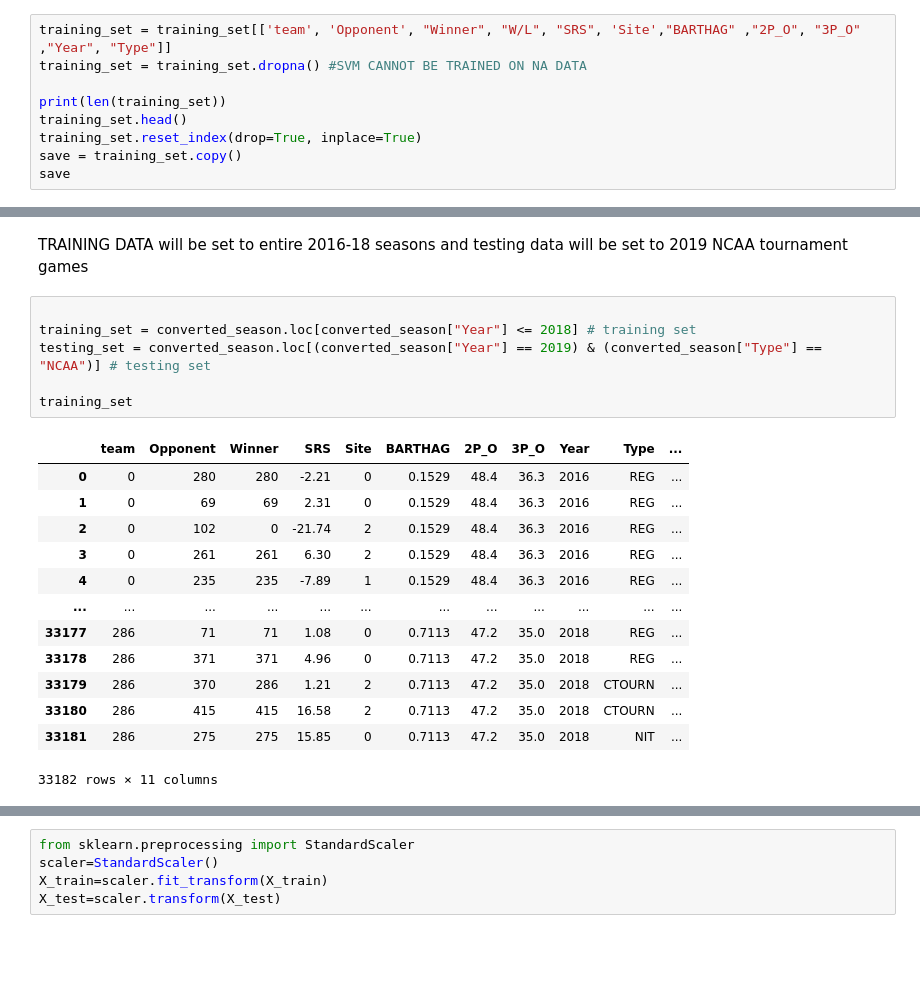
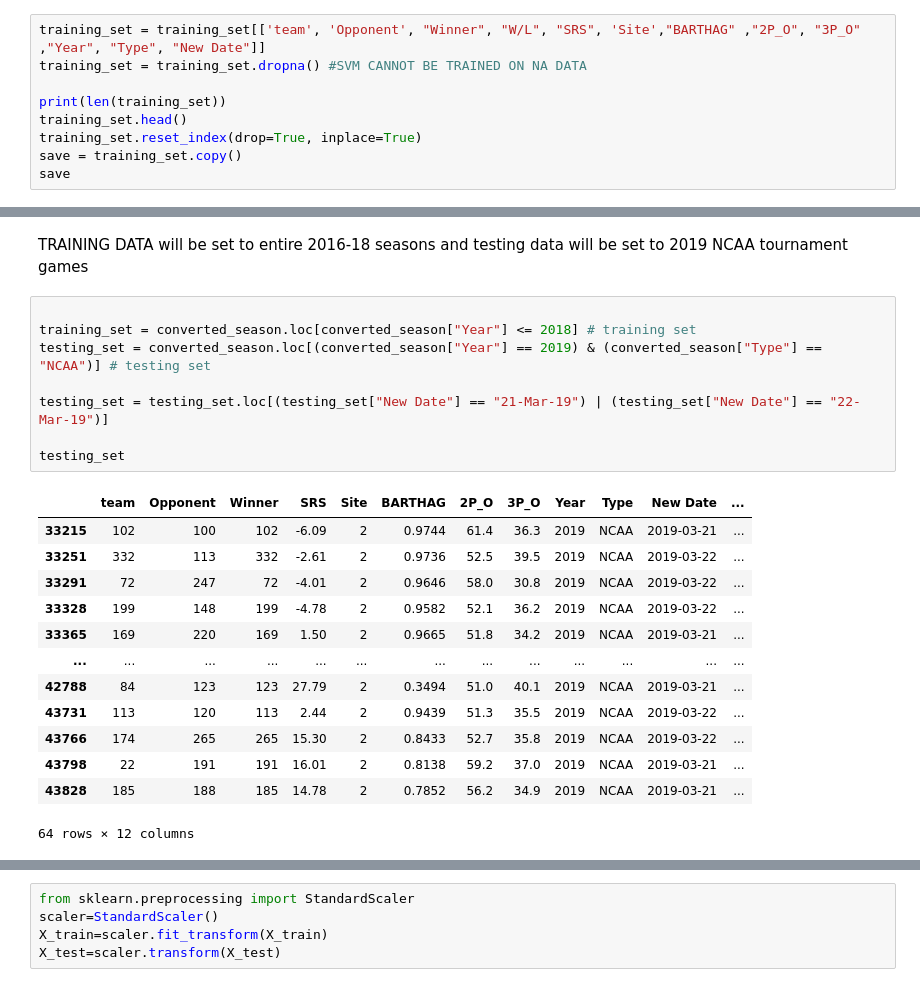
Before and after one commit to ktian9/svm-cs490, a Jupyter notebook: svm_notebook_v2.ipynb, the cells around one changed output, grey strips where cells are left out. Drawn from its saved outputs; the diff is of its cells as text; blank space fills up the shorter version.

```diff
--- a/svm_notebook_v2.ipynb
+++ b/svm_notebook_v2.ipynb
@@ -106,7 +106,7 @@ training_set.head()
 # %% [markdown]
 SELECT FEATURES FOR TRAINING SET HERE
 # %%
-training_set = training_set[['team', 'Opponent', "Winner", "W/L", "SRS", 'Site',"BARTHAG" ,"2P_O", "3P_O" ,"Year", "Type"]]
+training_set = training_set[['team', 'Opponent', "Winner", "W/L", "SRS", 'Site',"BARTHAG" ,"2P_O", "3P_O" ,"Year", "Type", "New Date"]]
 training_set = training_set.dropna() #SVM CANNOT BE TRAINED ON NA DATA
 
 print(len(training_set))
@@ -220,21 +222,23 @@ TRAINING DATA will be set to entire 2016-18 seasons and testing data will be set
 # %%
 
 training_set = converted_season.loc[converted_season["Year"] <= 2018] # training set
 testing_set = converted_season.loc[(converted_season["Year"] == 2019) & (converted_season["Type"] == "NCAA")] # testing set
 
-training_set
+testing_set = testing_set.loc[(testing_set["New Date"] == "21-Mar-19") | (testing_set["New Date"] == "22-Mar-19")]
+
+testing_set
 # %% [output]
-|  | team | Opponent | Winner | SRS | Site | BARTHAG | 2P_O | 3P_O | Year | Type | ... |
-| 0 | 0 | 280 | 280 | -2.21 | 0 | 0.1529 | 48.4 | 36.3 | 2016 | REG | ... |
-| 1 | 0 | 69 | 69 | 2.31 | 0 | 0.1529 | 48.4 | 36.3 | 2016 | REG | ... |
-| 2 | 0 | 102 | 0 | -21.74 | 2 | 0.1529 | 48.4 | 36.3 | 2016 | REG | ... |
-| 3 | 0 | 261 | 261 | 6.30 | 2 | 0.1529 | 48.4 | 36.3 | 2016 | REG | ... |
-| 4 | 0 | 235 | 235 | -7.89 | 1 | 0.1529 | 48.4 | 36.3 | 2016 | REG | ... |
-| ... | ... | ... | ... | ... | ... | ... | ... | ... | ... | ... | ... |
-| 33177 | 286 | 71 | 71 | 1.08 | 0 | 0.7113 | 47.2 | 35.0 | 2018 | REG | ... |
-| 33178 | 286 | 371 | 371 | 4.96 | 0 | 0.7113 | 47.2 | 35.0 | 2018 | REG | ... |
-| 33179 | 286 | 370 | 286 | 1.21 | 2 | 0.7113 | 47.2 | 35.0 | 2018 | CTOURN | ... |
-| 33180 | 286 | 415 | 415 | 16.58 | 2 | 0.7113 | 47.2 | 35.0 | 2018 | CTOURN | ... |
-| 33181 | 286 | 275 | 275 | 15.85 | 0 | 0.7113 | 47.2 | 35.0 | 2018 | NIT | ... |
+|  | team | Opponent | Winner | SRS | Site | BARTHAG | 2P_O | 3P_O | Year | Type | New Date | ... |
+| 33215 | 102 | 100 | 102 | -6.09 | 2 | 0.9744 | 61.4 | 36.3 | 2019 | NCAA | 2019-03-21 | ... |
+| 33251 | 332 | 113 | 332 | -2.61 | 2 | 0.9736 | 52.5 | 39.5 | 2019 | NCAA | 2019-03-22 | ... |
+| 33291 | 72 | 247 | 72 | -4.01 | 2 | 0.9646 | 58.0 | 30.8 | 2019 | NCAA | 2019-03-22 | ... |
+| 33328 | 199 | 148 | 199 | -4.78 | 2 | 0.9582 | 52.1 | 36.2 | 2019 | NCAA | 2019-03-22 | ... |
+| 33365 | 169 | 220 | 169 | 1.50 | 2 | 0.9665 | 51.8 | 34.2 | 2019 | NCAA | 2019-03-21 | ... |
+| ... | ... | ... | ... | ... | ... | ... | ... | ... | ... | ... | ... | ... |
+| 42788 | 84 | 123 | 123 | 27.79 | 2 | 0.3494 | 51.0 | 40.1 | 2019 | NCAA | 2019-03-21 | ... |
+| 43731 | 113 | 120 | 113 | 2.44 | 2 | 0.9439 | 51.3 | 35.5 | 2019 | NCAA | 2019-03-22 | ... |
+| 43766 | 174 | 265 | 265 | 15.30 | 2 | 0.8433 | 52.7 | 35.8 | 2019 | NCAA | 2019-03-22 | ... |
+| 43798 | 22 | 191 | 191 | 16.01 | 2 | 0.8138 | 59.2 | 37.0 | 2019 | NCAA | 2019-03-21 | ... |
+| 43828 | 185 | 188 | 185 | 14.78 | 2 | 0.7852 | 56.2 | 34.9 | 2019 | NCAA | 2019-03-21 | ... |
-33182 rows × 11 columns
+64 rows × 12 columns
 # %%
```
Also changed, not shown: parts of 18 cells of this notebook.
